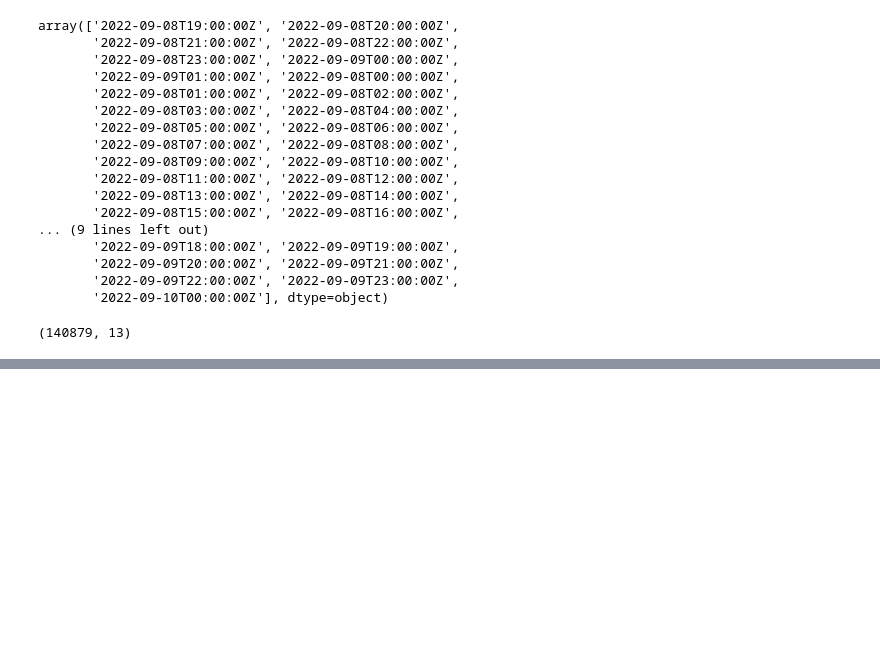
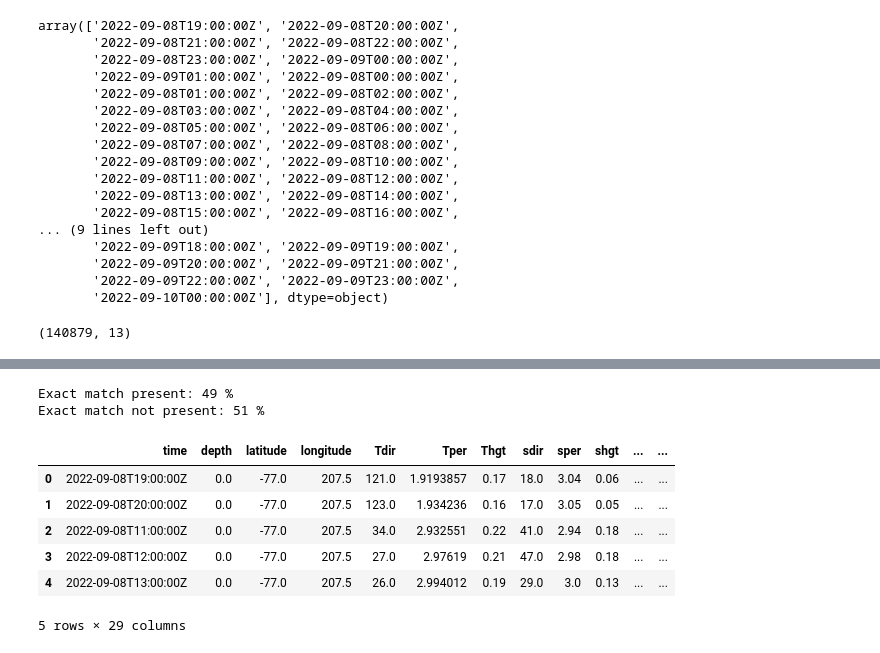
Before and after one commit to Pratit23/Oil-Spill-Prediction-AIS, a Jupyter notebook: ML_Project.ipynb, the cells around one changed output, grey strips where cells are left out. Cells and saved outputs as stored; diff of their text form; code cells hidden in the pictures; blank space fills up the shorter version.

Commit message:
Merged weather and AIS data

```diff
--- a/ML_Project.ipynb
+++ b/ML_Project.ipynb
@@ -50,6 +65,7 @@ missing_statistics(weather_data)
 | 12 | whgt | 8086580 | 12539520 | 64.49 |
 # %%
 # Dropping rows with na
+df_ais.dropna(inplace=True, axis=0)
 weather_data.dropna(inplace=True, axis=0)
 weather_data.reset_index(drop=True, inplace=True)
 # %%
@@ -113,0 +119,9 @@ roundToNearestLoc(30.81422)
+# %%
+# rounding all AIS lat and lng to nearest location
+def roundToNearestLoc(val):
+    return round(val * 2) / 2
+
+df_ais["latitude"] = df_ais["latitude"].apply(lambda x: roundToNearestLoc(x))
+# adding 180 to the longitude to make it in the range of 0-360
+df_ais["longitude"] = df_ais["longitude"].apply(lambda x: roundToNearestLoc(x) + 180)
+df_ais[["latitude", "longitude"]]
@@ -113,0 +142,25 @@ roundToNearestLoc(30.81422)
+# %%
+from pandas.api.types import is_numeric_dtype, is_string_dtype
+
+weather_data["latitude"] = pd.to_numeric(weather_data["latitude"])
+weather_data["longitude"] = pd.to_numeric(weather_data["longitude"])
+# %%
+# direct matches
+df = pd.merge(weather_data, df_ais, on=['latitude','longitude'], how='outer', indicator='Exist')
+df['Exist'] = np.where(df.Exist == 'both', True, False)
+# %%
+print("Exact match present:", round(((df["Exist"] == True).sum() / df.shape[0]) * 100), "%")
+print("Exact match not present:", round(((df["Exist"] == False).sum() / df.shape[0]) * 100), "%")
+# %% [output]
+Exact match present: 49 %
+Exact match not present: 51 %
+# %%
+df.shape
+# %% [output]
+|  | time | depth | latitude | longitude | Tdir | Tper | Thgt | sdir | sper | shgt | ... | ... |
+| 0 | 2022-09-08T19:00:00Z | 0.0 | -77.0 | 207.5 | 121.0 | 1.9193857 | 0.17 | 18.0 | 3.04 | 0.06 | ... | ... |
+| 1 | 2022-09-08T20:00:00Z | 0.0 | -77.0 | 207.5 | 123.0 | 1.934236 | 0.16 | 17.0 | 3.05 | 0.05 | ... | ... |
+| 2 | 2022-09-08T11:00:00Z | 0.0 | -77.0 | 207.5 | 34.0 | 2.932551 | 0.22 | 41.0 | 2.94 | 0.18 | ... | ... |
+| 3 | 2022-09-08T12:00:00Z | 0.0 | -77.0 | 207.5 | 27.0 | 2.97619 | 0.21 | 47.0 | 2.98 | 0.18 | ... | ... |
+| 4 | 2022-09-08T13:00:00Z | 0.0 | -77.0 | 207.5 | 26.0 | 2.994012 | 0.19 | 29.0 | 3.0 | 0.13 | ... | ... |
+5 rows × 29 columns
```
Also changed, not shown: parts of 6 cells of this notebook.
